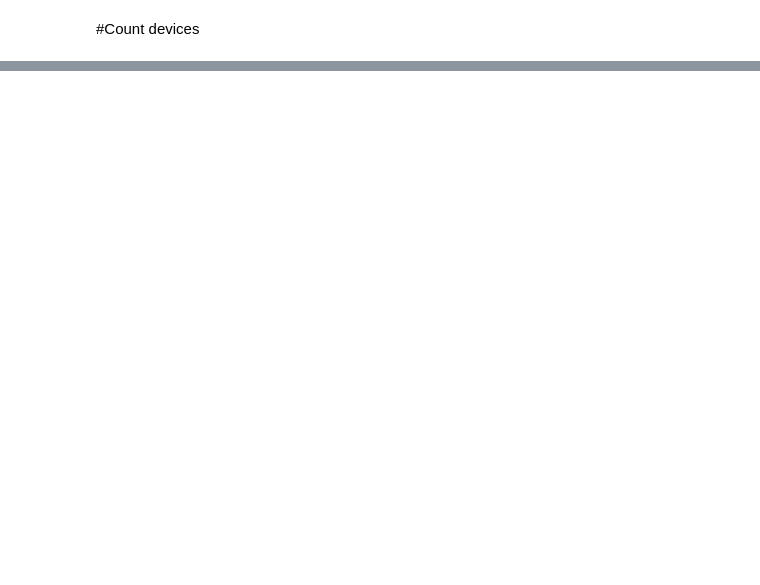
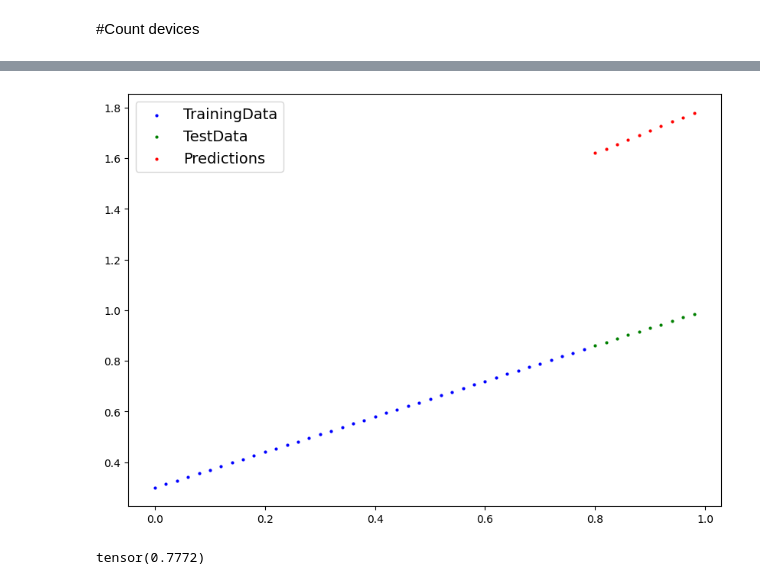
Before and after one commit to uk-zash/Deep-Learning, a Jupyter notebook: Pytorch.ipynb, the cells around one changed output, grey strips where cells are left out. Saved outputs shown, nothing was run; the diff lists cells and outputs as text; code cells hidden in the pictures; blank space fills up the shorter version.

```diff
--- a/Pytorch.ipynb
+++ b/Pytorch.ipynb
@@ -223,0 +251,13 @@ array([ 1.,  2.,  3.,  4.,  5.,  6.,  7.,  8.,  9., 10.], dtype=float32)
+# %%
+def plot_prediction(train_data = X_train , train_labels = y_train ,
+                    test_data = X_test ,
+                    test_labels = y_test ,
+                    predictions = None):
+  plt.figure(figsize = (10 , 7))
+
+  plt.scatter(train_data , train_labels , c = "b" , s = 4 , label = "TrainingData")
+  plt.scatter(test_data , test_labels , c = "g" , s = 4 , label= "TestData")
+
+  if predictions is not None:
+    plt.scatter(test_data , predictions , c = "r" , s = 4 , label = "Predictions")
+  plt.legend(prop = {"size" : 14})
@@ -223,0 +270,12 @@ array([ 1.,  2.,  3.,  4.,  5.,  6.,  7.,  8.,  9., 10.], dtype=float32)
+# %%
+from torch import nn
+class LinearRegressionModel(nn.Module):  #Almost everything is pytorch inherits from nn.module
+  def __init__(self):
+    super().__init__()
+    self.weights = nn.Parameter(torch.rand(1 , requires_grad=True,
+                                           dtype = torch.float))
+    self.bias = nn.Parameter(torch.rand(1 , requires_grad = True ,
+                                        dtype = torch.float))
+
+  def forward( self , x:torch.Tensor) -> torch.Tensor:
+    return self.weights * x + self.bias
@@ -223,0 +293,5 @@ array([ 1.,  2.,  3.,  4.,  5.,  6.,  7.,  8.,  9., 10.], dtype=float32)
+# %%
+torch.manual_seed(42)
+
+model0 = LinearRegressionModel()
+list(model0.parameters())
@@ -223,0 +313,7 @@ array([ 1.,  2.,  3.,  4.,  5.,  6.,  7.,  8.,  9., 10.], dtype=float32)
+# %%
+with torch.inference_mode():
+  y_preds = model0(X_test)
+
+# with torch.no_grad():
+
+y_preds
@@ -223,0 +331,13 @@ array([ 1.,  2.,  3.,  4.,  5.,  6.,  7.,  8.,  9., 10.], dtype=float32)
+# %%
+plot_prediction(predictions = y_preds)
+# %% [output]
+[figure, added]
+# %%
+## Loss Function
+
+loss_fn = nn.L1Loss()
+
+loss = loss_fn(y_preds , y_test)
+loss
+# %% [output]
+tensor(0.7772)
```
Also changed, not shown: parts of 44 cells of this notebook.
